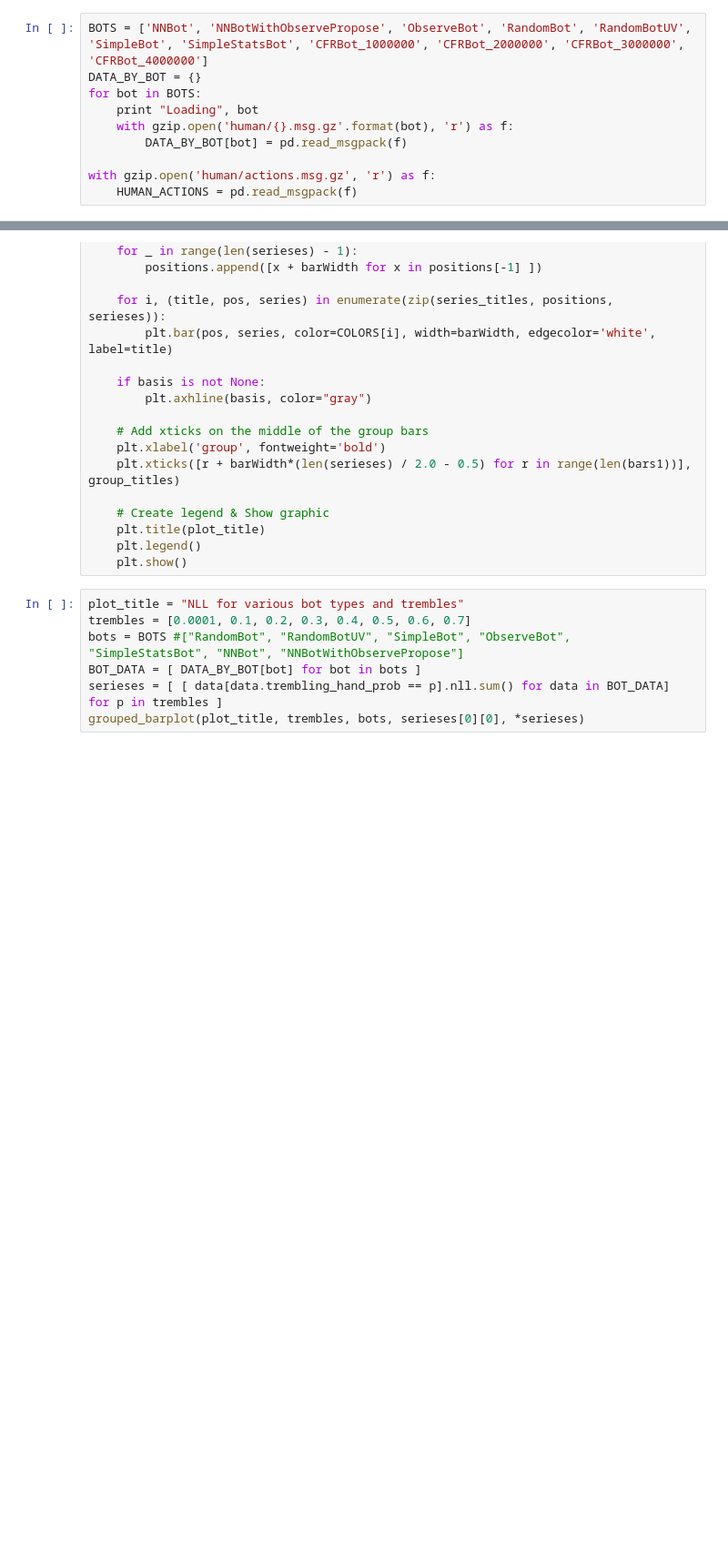
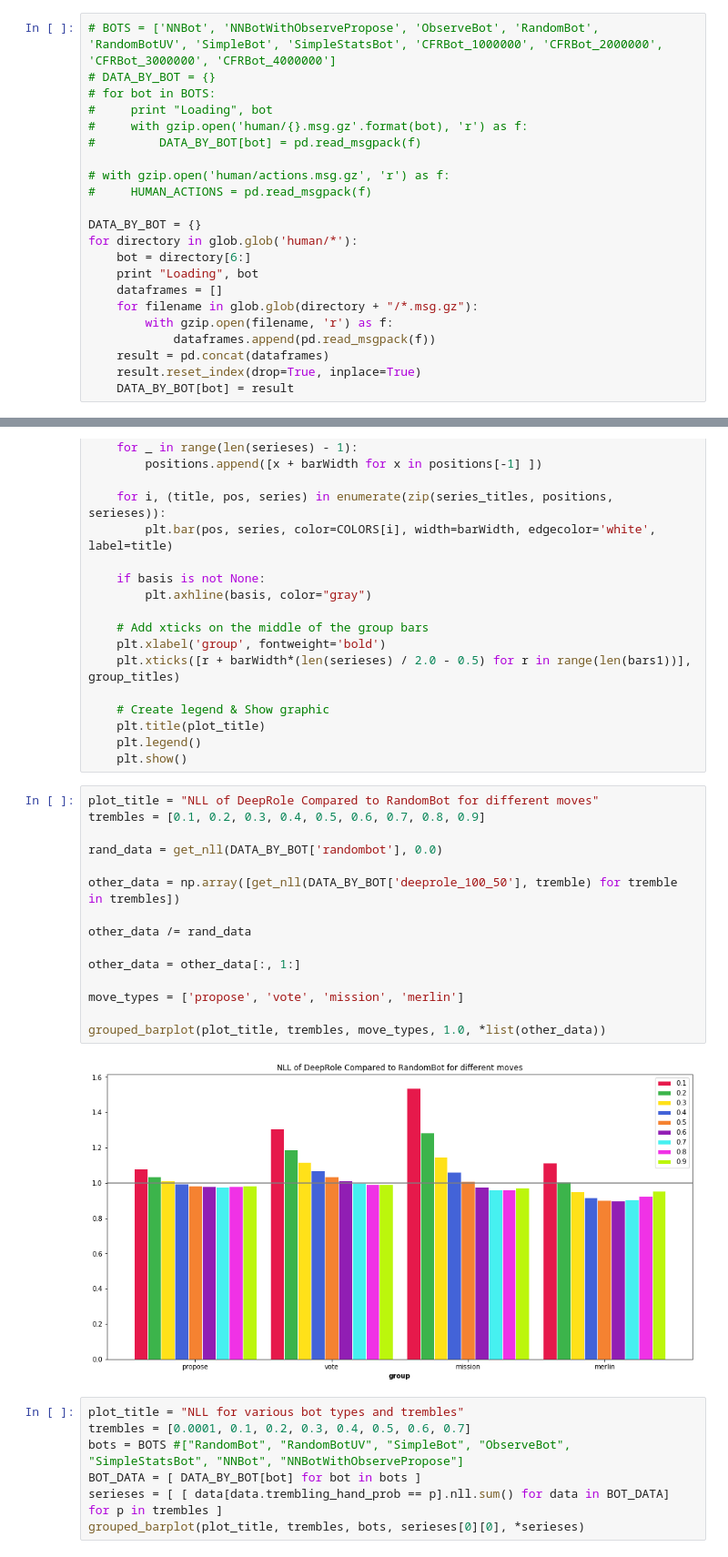
Before and after one commit to Detry322/avalon-bot, a Jupyter notebook: battlefield/Graphs.ipynb, the cells around one changed output, grey strips where cells are left out. Shown at 91% size. Saved outputs shown, nothing was run; the diff lists cells and outputs as text; blank space fills up the shorter version.

```diff
--- a/battlefield/Graphs.ipynb
+++ b/battlefield/Graphs.ipynb
@@ -8,13 +8,25 @@ import matplotlib.pyplot as plt
 import seaborn as sns
 import glob
 # %%
-BOTS = ['NNBot', 'NNBotWithObservePropose', 'ObserveBot', 'RandomBot', 'RandomBotUV', 'SimpleBot', 'SimpleStatsBot', 'CFRBot_1000000', 'CFRBot_2000000', 'CFRBot_3000000', 'CFRBot_4000000']
+# BOTS = ['NNBot', 'NNBotWithObservePropose', 'ObserveBot', 'RandomBot', 'RandomBotUV', 'SimpleBot', 'SimpleStatsBot', 'CFRBot_1000000', 'CFRBot_2000000', 'CFRBot_3000000', 'CFRBot_4000000']
+# DATA_BY_BOT = {}
+# for bot in BOTS:
+#     print "Loading", bot
+#     with gzip.open('human/{}.msg.gz'.format(bot), 'r') as f:
+#         DATA_BY_BOT[bot] = pd.read_msgpack(f)
+
+# with gzip.open('human/actions.msg.gz', 'r') as f:
+#     HUMAN_ACTIONS = pd.read_msgpack(f)
+
 DATA_BY_BOT = {}
-for bot in BOTS:
+for directory in glob.glob('human/*'):
+    bot = directory[6:]
     print "Loading", bot
-    with gzip.open('human/{}.msg.gz'.format(bot), 'r') as f:
-        DATA_BY_BOT[bot] = pd.read_msgpack(f)
-
-with gzip.open('human/actions.msg.gz', 'r') as f:
-    HUMAN_ACTIONS = pd.read_msgpack(f)
+    dataframes = []
+    for filename in glob.glob(directory + "/*.msg.gz"):
+        with gzip.open(filename, 'r') as f:
+            dataframes.append(pd.read_msgpack(f))
+    result = pd.concat(dataframes)
+    result.reset_index(drop=True, inplace=True)
+    DATA_BY_BOT[bot] = result
 # %% [output]
@@ -58,6 +207,23 @@ def grouped_barplot(plot_title, series_titles, group_titles, basis, *serieses):
     plt.title(plot_title)
     plt.legend()
     plt.show()
+# %%
+plot_title = "NLL of DeepRole Compared to RandomBot for different moves"
+trembles = [0.1, 0.2, 0.3, 0.4, 0.5, 0.6, 0.7, 0.8, 0.9]
+
+rand_data = get_nll(DATA_BY_BOT['randombot'], 0.0)
+
+other_data = np.array([get_nll(DATA_BY_BOT['deeprole_100_50'], tremble) for tremble in trembles])
+
+other_data /= rand_data
+
+other_data = other_data[:, 1:]
+
+move_types = ['propose', 'vote', 'mission', 'merlin']
+
+grouped_barplot(plot_title, trembles, move_types, 1.0, *list(other_data))
+# %% [output]
+[figure, added]
 # %%
 plot_title = "NLL for various bot types and trembles"
 trembles = [0.0001, 0.1, 0.2, 0.3, 0.4, 0.5, 0.6, 0.7]
```
Also changed, not shown: parts of 6 cells of this notebook, 2 other files.
